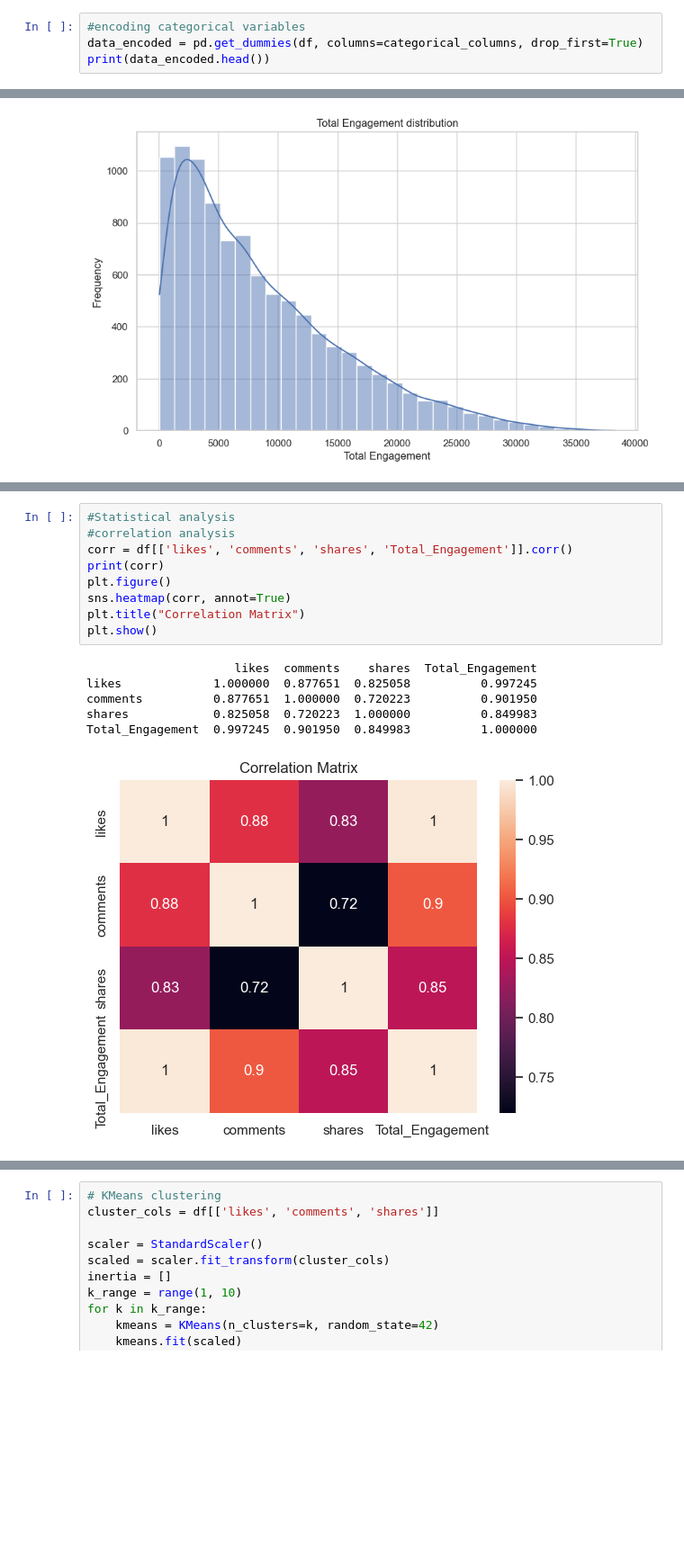
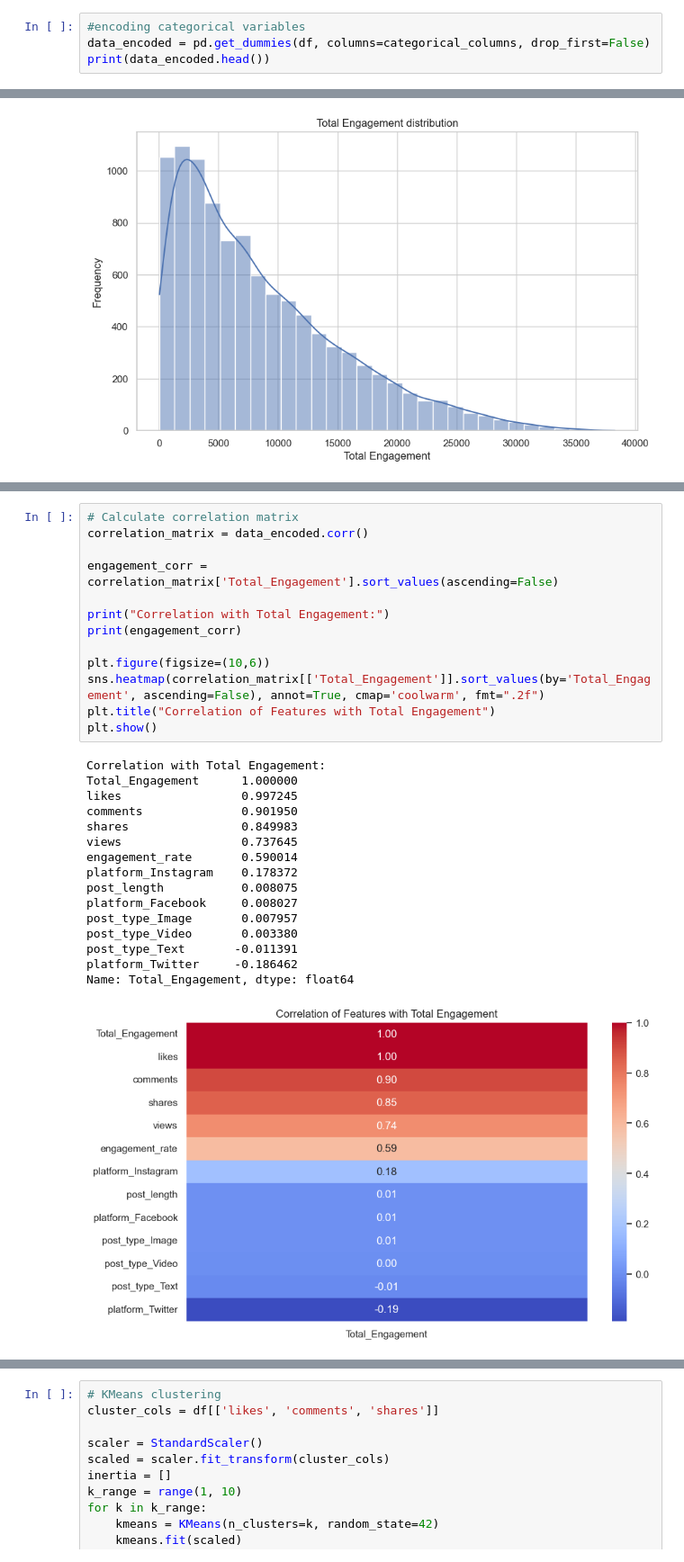
Before and after one commit to TharushiMaduhansi/21020592_Assignment_SocialMediaAnalytics, a Jupyter notebook: analysis.ipynb, the cells around one changed output, grey strips where cells are left out. Shown at 90% size. Cells and saved outputs as stored; diff of their text form; blank space fills up the shorter version.

Commit message:
update regression analysis

```diff
--- a/analysis.ipynb
+++ b/analysis.ipynb
@@ -70,7 +71,7 @@ dtype: int64
 df['Total_Engagement'] = df['likes'] + df['comments'] + df['shares']
 # %%
 #encoding categorical variables
-data_encoded = pd.get_dummies(df, columns=categorical_columns, drop_first=True)
+data_encoded = pd.get_dummies(df, columns=categorical_columns, drop_first=False)
 print(data_encoded.head())
 # %% [output]
    post_length   views  likes  comments  shares  engagement_rate  \
@@ -180,16 +181,30 @@ plt.show()
 # %%
-#Statistical analysis
-#correlation analysis
-corr = df[['likes', 'comments', 'shares', 'Total_Engagement']].corr()
-print(corr)
-plt.figure()
-sns.heatmap(corr, annot=True)
-plt.title("Correlation Matrix")
+# Calculate correlation matrix
+correlation_matrix = data_encoded.corr()
+
+engagement_corr = correlation_matrix['Total_Engagement'].sort_values(ascending=False)
+
+print("Correlation with Total Engagement:")
+print(engagement_corr)
+
+plt.figure(figsize=(10,6))
+sns.heatmap(correlation_matrix[['Total_Engagement']].sort_values(by='Total_Engagement', ascending=False), annot=True, cmap='coolwarm', fmt=".2f")
+plt.title("Correlation of Features with Total Engagement")
 plt.show()
 # %% [output]
-                     likes  comments    shares  Total_Engagement
-likes             1.000000  0.877651  0.825058          0.997245
-comments          0.877651  1.000000  0.720223          0.901950
-shares            0.825058  0.720223  1.000000          0.849983
-Total_Engagement  0.997245  0.901950  0.849983          1.000000
+Correlation with Total Engagement:
+Total_Engagement      1.000000
+likes                 0.997245
+comments              0.901950
+shares                0.849983
+views                 0.737645
+engagement_rate       0.590014
+platform_Instagram    0.178372
+post_length           0.008075
+platform_Facebook     0.008027
+post_type_Image       0.007957
+post_type_Video       0.003380
+post_type_Text       -0.011391
+platform_Twitter     -0.186462
+Name: Total_Engagement, dtype: float64
-[figure, old version]
+[figure, new version]
```
Also changed, not shown: parts of 7 cells of this notebook.
